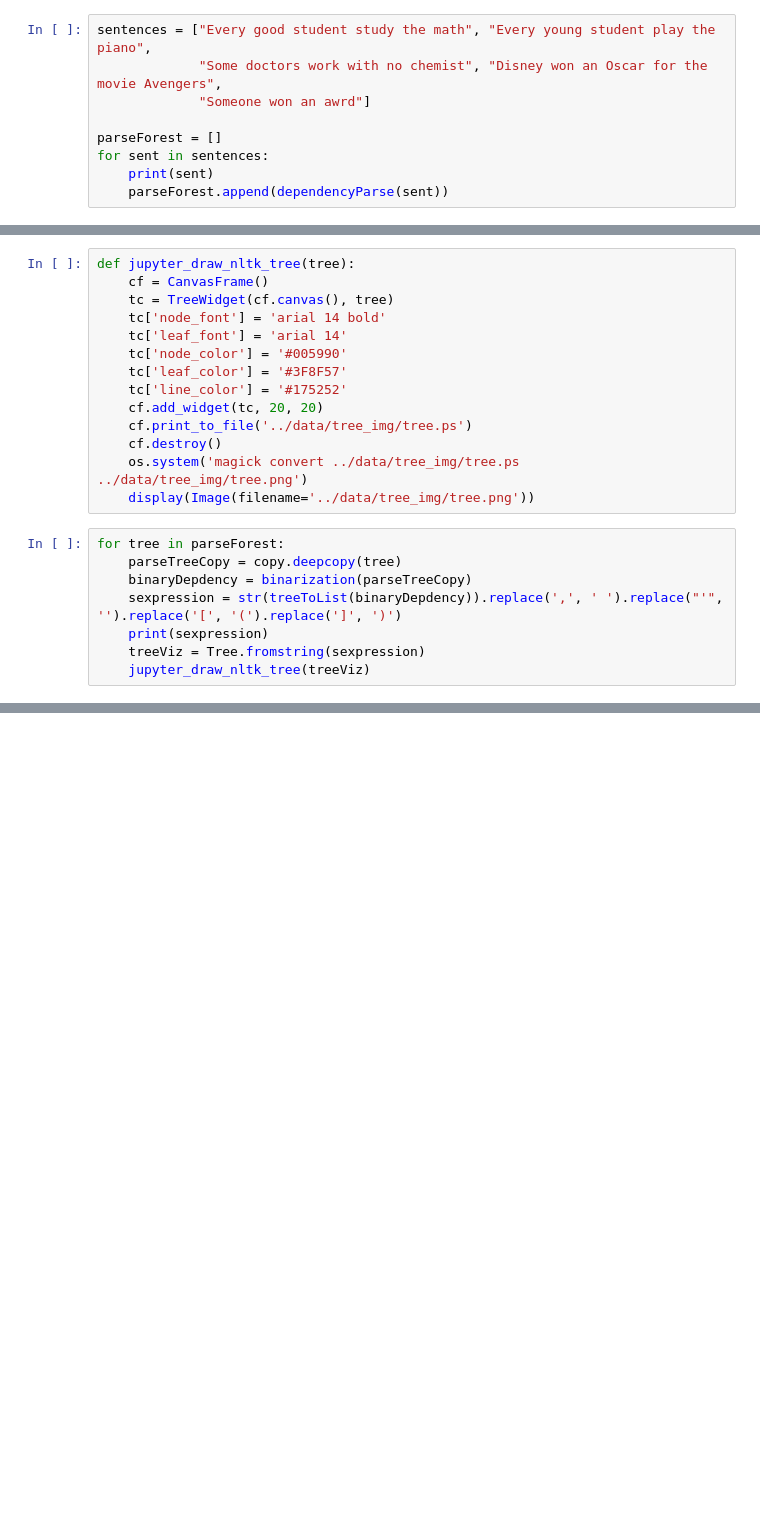
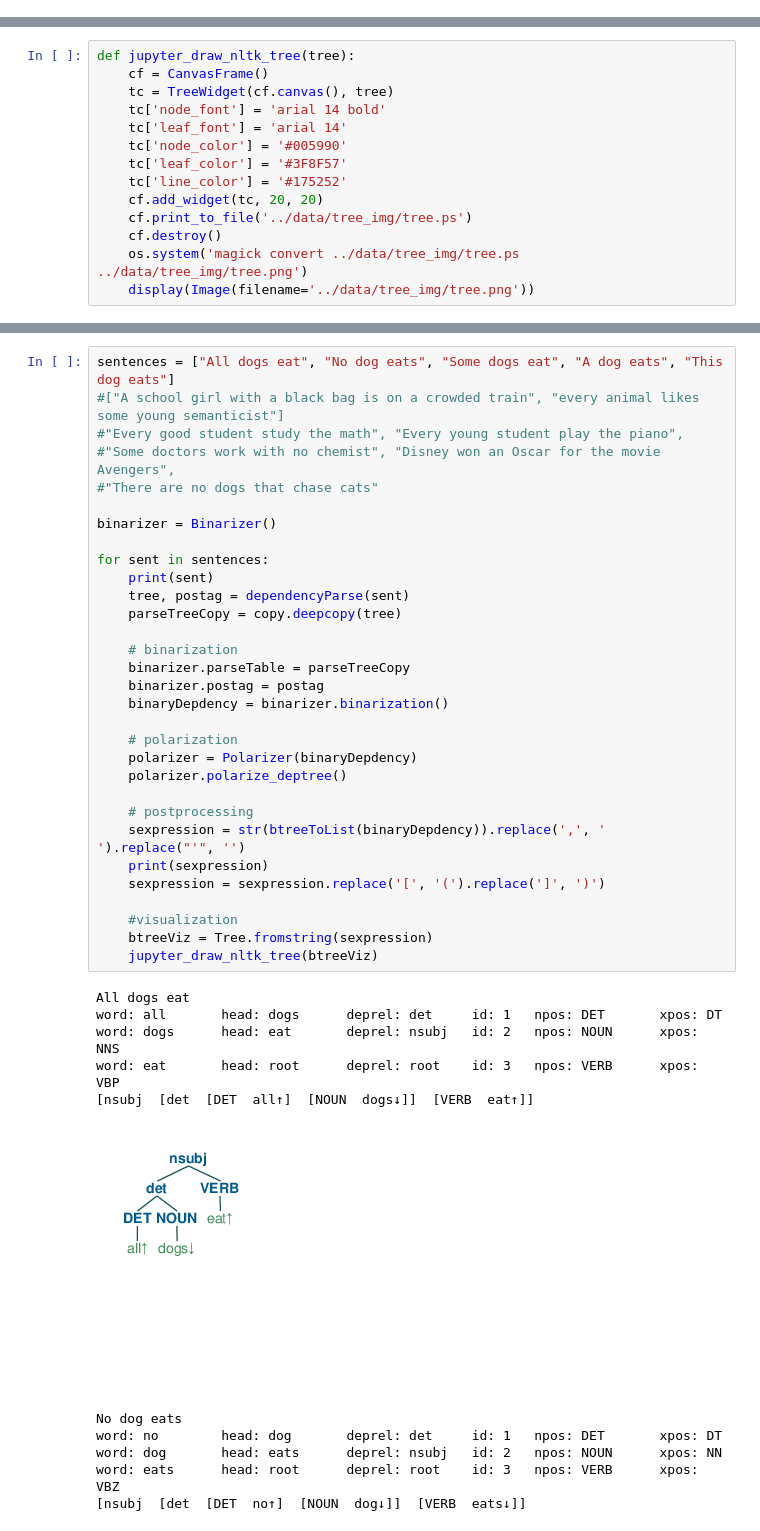
Before and after one commit to eric11eca/Udep2Mono, a Jupyter notebook: src/UDParseBinarization.ipynb, the cells around one changed output, grey strips where cells are left out. Saved outputs shown, nothing was run; the diff lists cells and outputs as text; blank space fills up the shorter version.

Commit message:
feat: add plorization rule for nsubj and det

```diff
--- a/src/UDParseBinarization.ipynb
+++ b/src/UDParseBinarization.ipynb
@@ -102,9 +126,0 @@ class BinaryParseTree:
-# %%
-sentences = ["Every good student study the math", "Every young student play the piano",
-             "Some doctors work with no chemist", "Disney won an Oscar for the movie Avengers",
-             "Someone won an awrd"]
-
-parseForest = []
-for sent in sentences:
-    print(sent)
-    parseForest.append(dependencyParse(sent))
@@ -178,11 +221,3 @@ def jupyter_draw_nltk_tree(tree):
     cf.destroy()
     os.system('magick convert ../data/tree_img/tree.ps ../data/tree_img/tree.png')
     display(Image(filename='../data/tree_img/tree.png'))
-# %%
-for tree in parseForest:
-    parseTreeCopy = copy.deepcopy(tree)
-    binaryDepdency = binarization(parseTreeCopy)
-    sexpression = str(treeToList(binaryDepdency)).replace(',', ' ').replace("'", '').replace('[', '(').replace(']', ')')
-    print(sexpression)
-    treeViz = Tree.fromstring(sexpression)
-    jupyter_draw_nltk_tree(treeViz)
@@ -199,0 +310,43 @@ for tree in parseForest:
+# %%
+sentences = ["All dogs eat", "No dog eats", "Some dogs eat", "A dog eats", "This dog eats"]
+#["A school girl with a black bag is on a crowded train", "every animal likes some young semanticist"]
+#"Every good student study the math", "Every young student play the piano",
+#"Some doctors work with no chemist", "Disney won an Oscar for the movie Avengers",
+#"There are no dogs that chase cats"
+
+binarizer = Binarizer()
+
+for sent in sentences:
+    print(sent)
+    tree, postag = dependencyParse(sent)
+    parseTreeCopy = copy.deepcopy(tree)
+
+    # binarization
+    binarizer.parseTable = parseTreeCopy
+    binarizer.postag = postag
+    binaryDepdency = binarizer.binarization()
+
+    # polarization
+    polarizer = Polarizer(binaryDepdency)
+    polarizer.polarize_deptree()
+
+    # postprocessing
+    sexpression = str(btreeToList(binaryDepdency)).replace(',', ' ').replace("'", '')
+    print(sexpression)
+    sexpression = sexpression.replace('[', '(').replace(']', ')')
+
+    #visualization
+    btreeViz = Tree.fromstring(sexpression)
+    jupyter_draw_nltk_tree(btreeViz)
+# %% [output]
+All dogs eat
+word: all       head: dogs      deprel: det     id: 1   npos: DET       xpos: DT
+word: dogs      head: eat       deprel: nsubj   id: 2   npos: NOUN      xpos: NNS
+word: eat       head: root      deprel: root    id: 3   npos: VERB      xpos: VBP
+[nsubj  [det  [DET  all↑]  [NOUN  dogs↓]]  [VERB  eat↑]]
+[figure, added]
+No dog eats
+word: no        head: dog       deprel: det     id: 1   npos: DET       xpos: DT
+word: dog       head: eats      deprel: nsubj   id: 2   npos: NOUN      xpos: NN
+word: eats      head: root      deprel: root    id: 3   npos: VERB      xpos: VBZ
+[nsubj  [det  [DET  no↑]  [NOUN  dog↓]]  [VERB  eats↓]]
```
Also changed, not shown: parts of 10 cells of this notebook.
